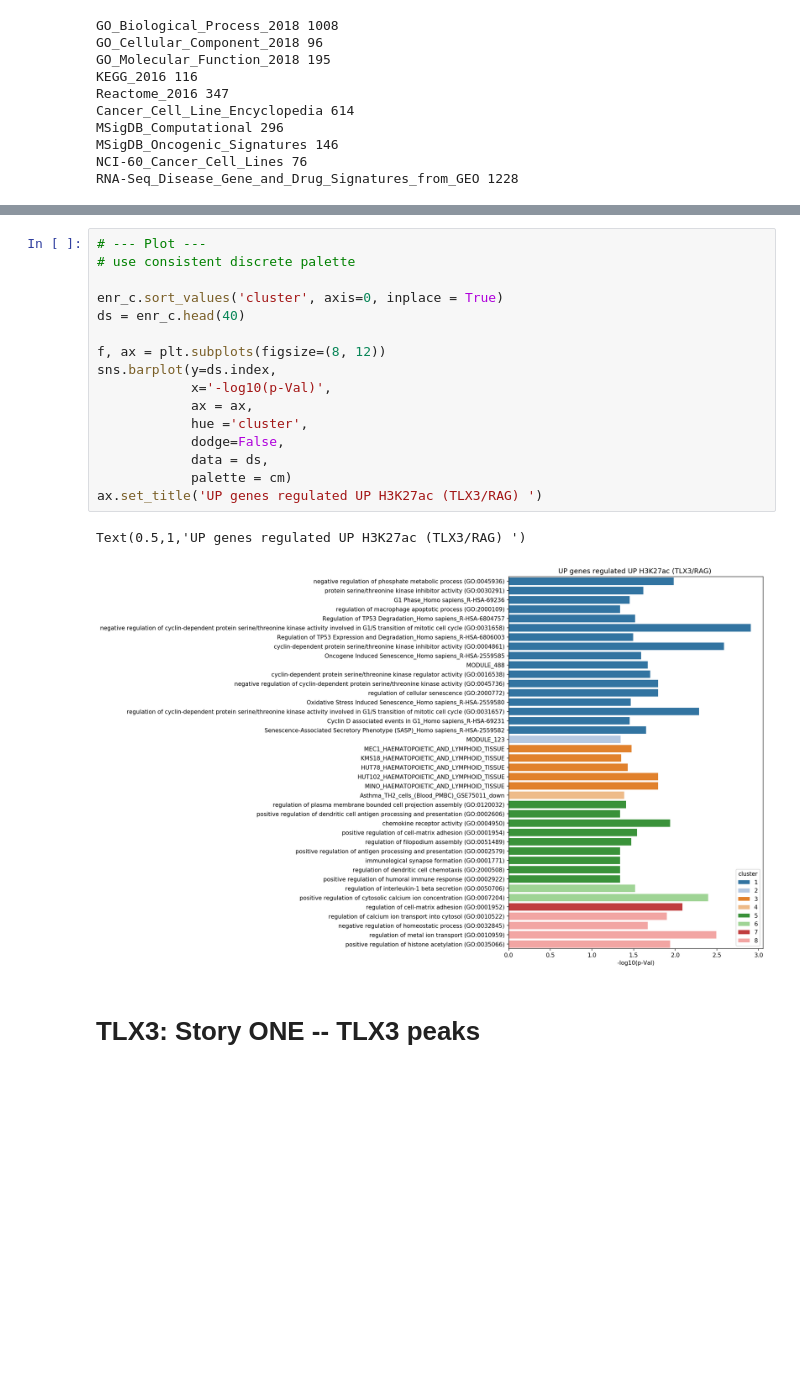
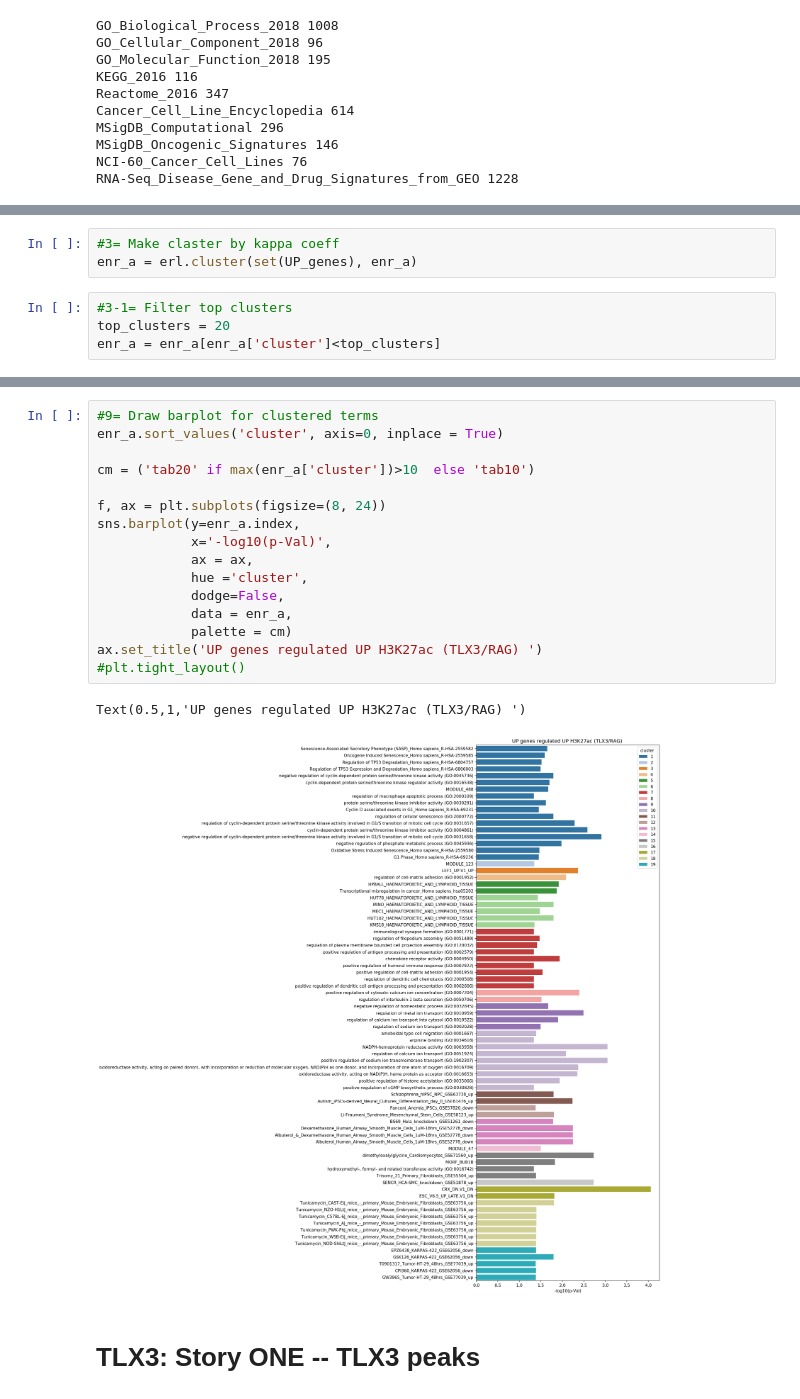
Before and after one commit to Benja1972/bioinformatics, a Jupyter notebook: TLX3_Promoters_3K_TLX3_2019.ipynb, the cells around one changed output, grey strips where cells are left out. Saved outputs shown, nothing was run; the diff lists cells and outputs as text; blank space fills up the shorter version.

```diff
--- a/TLX3_Promoters_3K_TLX3_2019.ipynb
+++ b/TLX3_Promoters_3K_TLX3_2019.ipynb
@@ -165,0 +152,7 @@ erl.draw_graph(G,
+# %%
+#3= Make claster by kappa coeff
+enr_a = erl.cluster(set(UP_genes), enr_a)
+# %%
+#3-1= Filter top clusters
+top_clusters = 20
+enr_a = enr_a[enr_a['cluster']<top_clusters]
@@ -166,22 +184,22 @@ erl.draw_graph(G,
 # %%
-# --- Plot ---
-# use consistent discrete palette
+#9= Draw barplot for clustered terms
+enr_a.sort_values('cluster', axis=0, inplace = True)
 
-enr_c.sort_values('cluster', axis=0, inplace = True)
-ds = enr_c.head(40)
+cm = ('tab20' if max(enr_a['cluster'])>10  else 'tab10')
 
-f, ax = plt.subplots(figsize=(8, 12))
-sns.barplot(y=ds.index,
+f, ax = plt.subplots(figsize=(8, 24))
+sns.barplot(y=enr_a.index,
             x='-log10(p-Val)',
             ax = ax,
             hue ='cluster',
             dodge=False,
-            data = ds,
+            data = enr_a,
             palette = cm)
 ax.set_title('UP genes regulated UP H3K27ac (TLX3/RAG) ')
+#plt.tight_layout()
 # %% [output]
 Text(0.5,1,'UP genes regulated UP H3K27ac (TLX3/RAG) ')
-[figure, old version]
+[figure, new version]
 # %% [markdown]
 # TLX3: Story ONE -- TLX3 peaks
 # %% [markdown]
```
Also changed, not shown: parts of 15 cells of this notebook, 2 other files.
